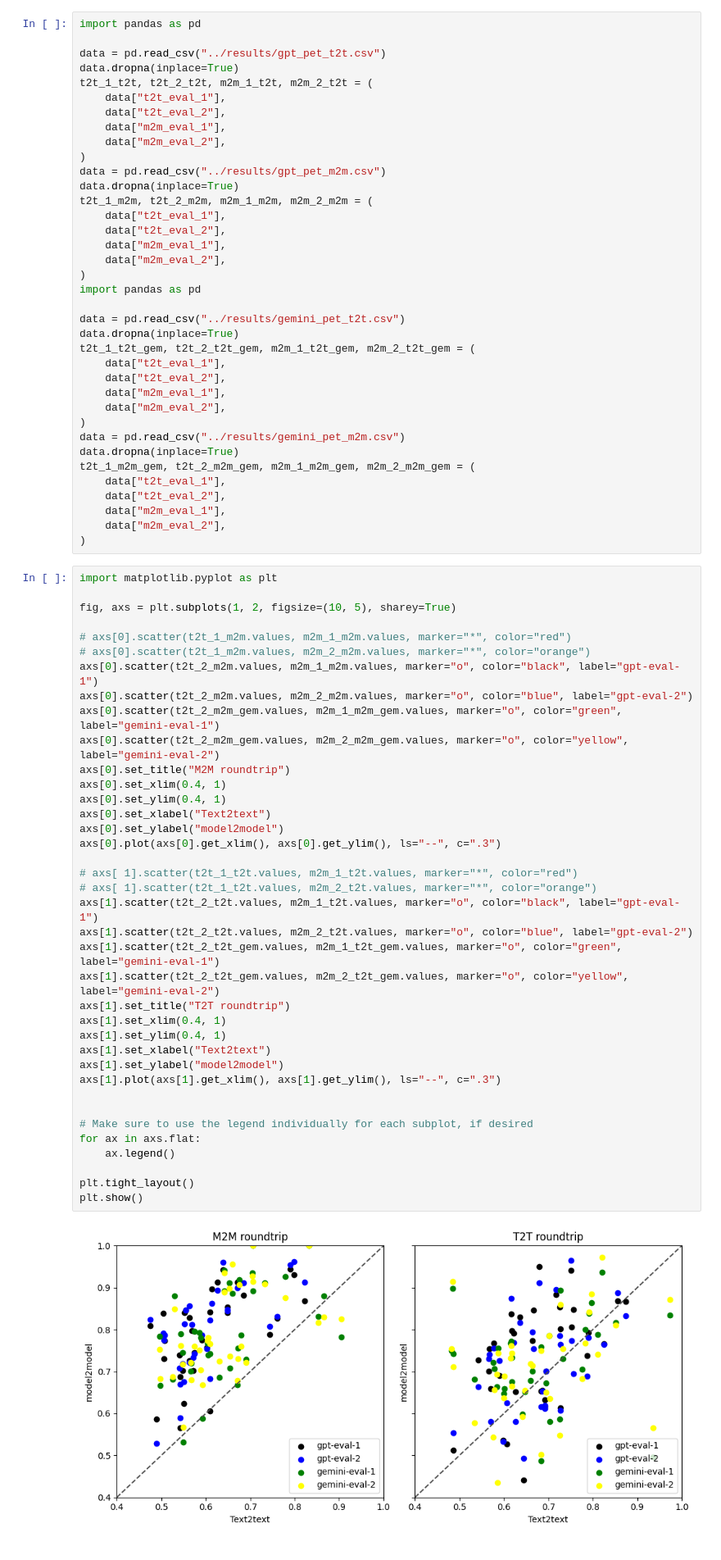
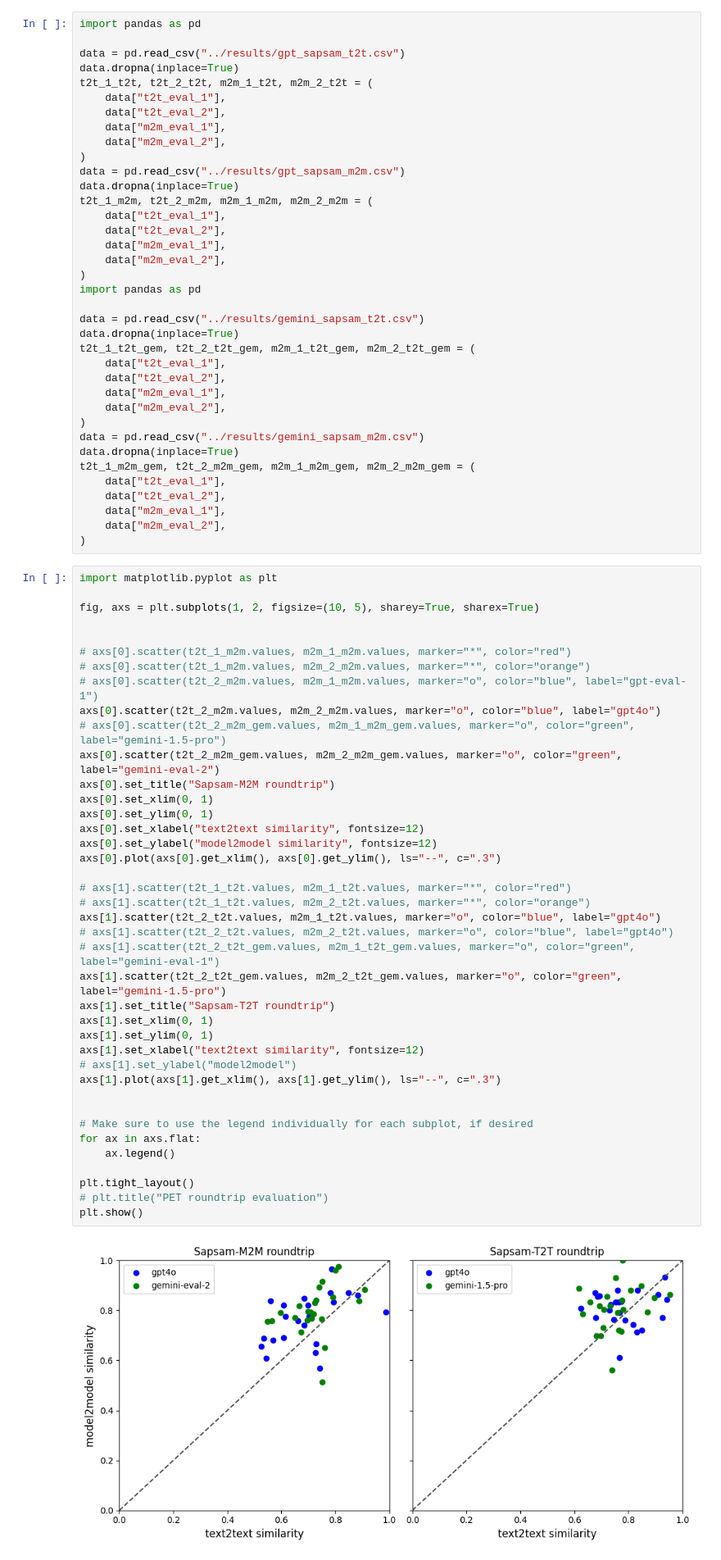
Before and after one commit to SAP-samples/llm-round-trip-correctness, a Jupyter notebook: notebooks/test_roundtrip_pipeline.ipynb, the cells around one changed output. Shown at 82% size. Saved outputs shown, nothing was run; the diff lists cells and outputs as text.

```diff
--- a/notebooks/test_roundtrip_pipeline.ipynb
+++ b/notebooks/test_roundtrip_pipeline.ipynb
@@ -7,7 +7,7 @@ sys.path.append("../model_evaluation")
 # %%
 import pandas as pd
 
-data = pd.read_csv("../results/gpt_pet_t2t.csv")
+data = pd.read_csv("../results/gpt_sapsam_t2t.csv")
 data.dropna(inplace=True)
 t2t_1_t2t, t2t_2_t2t, m2m_1_t2t, m2m_2_t2t = (
     data["t2t_eval_1"],
@@ -15,7 +15,7 @@ t2t_1_t2t, t2t_2_t2t, m2m_1_t2t, m2m_2_t2t = (
     data["m2m_eval_1"],
     data["m2m_eval_2"],
 )
-data = pd.read_csv("../results/gpt_pet_m2m.csv")
+data = pd.read_csv("../results/gpt_sapsam_m2m.csv")
 data.dropna(inplace=True)
 t2t_1_m2m, t2t_2_m2m, m2m_1_m2m, m2m_2_m2m = (
     data["t2t_eval_1"],
@@ -25,7 +25,7 @@ t2t_1_m2m, t2t_2_m2m, m2m_1_m2m, m2m_2_m2m = (
 )
 import pandas as pd
 
-data = pd.read_csv("../results/gemini_pet_t2t.csv")
+data = pd.read_csv("../results/gemini_sapsam_t2t.csv")
 data.dropna(inplace=True)
 t2t_1_t2t_gem, t2t_2_t2t_gem, m2m_1_t2t_gem, m2m_2_t2t_gem = (
     data["t2t_eval_1"],
@@ -33,7 +33,7 @@ t2t_1_t2t_gem, t2t_2_t2t_gem, m2m_1_t2t_gem, m2m_2_t2t_gem = (
     data["m2m_eval_1"],
     data["m2m_eval_2"],
 )
-data = pd.read_csv("../results/gemini_pet_m2m.csv")
+data = pd.read_csv("../results/gemini_sapsam_m2m.csv")
 data.dropna(inplace=True)
 t2t_1_m2m_gem, t2t_2_m2m_gem, m2m_1_m2m_gem, m2m_2_m2m_gem = (
     data["t2t_eval_1"],
@@ -44,43 +44,45 @@ t2t_1_m2m_gem, t2t_2_m2m_gem, m2m_1_m2m_gem, m2m_2_m2m_gem = (
 # %%
 import matplotlib.pyplot as plt
 
-fig, axs = plt.subplots(1, 2, figsize=(10, 5), sharey=True)
+fig, axs = plt.subplots(1, 2, figsize=(10, 5), sharey=True, sharex=True)
+
 
 # axs[0].scatter(t2t_1_m2m.values, m2m_1_m2m.values, marker="*", color="red")
 # axs[0].scatter(t2t_1_m2m.values, m2m_2_m2m.values, marker="*", color="orange")
-axs[0].scatter(t2t_2_m2m.values, m2m_1_m2m.values, marker="o", color="black", label="gpt-eval-1")
-axs[0].scatter(t2t_2_m2m.values, m2m_2_m2m.values, marker="o", color="blue", label="gpt-eval-2")
-axs[0].scatter(t2t_2_m2m_gem.values, m2m_1_m2m_gem.values, marker="o", color="green", label="gemini-eval-1")
-axs[0].scatter(t2t_2_m2m_gem.values, m2m_2_m2m_gem.values, marker="o", color="yellow", label="gemini-eval-2")
-axs[0].set_title("M2M roundtrip")
-axs[0].set_xlim(0.4, 1)
-axs[0].set_ylim(0.4, 1)
-axs[0].set_xlabel("Text2text")
-axs[0].set_ylabel("model2model")
+# axs[0].scatter(t2t_2_m2m.values, m2m_1_m2m.values, marker="o", color="blue", label="gpt-eval-1")
+axs[0].scatter(t2t_2_m2m.values, m2m_2_m2m.values, marker="o", color="blue", label="gpt4o")
+# axs[0].scatter(t2t_2_m2m_gem.values, m2m_1_m2m_gem.values, marker="o", color="green", label="gemini-1.5-pro")
+axs[0].scatter(t2t_2_m2m_gem.values, m2m_2_m2m_gem.values, marker="o", color="green", label="gemini-eval-2")
+axs[0].set_title("Sapsam-M2M roundtrip")
+axs[0].set_xlim(0, 1)
+axs[0].set_ylim(0, 1)
+axs[0].set_xlabel("text2text similarity", fontsize=12)
+axs[0].set_ylabel("model2model similarity", fontsize=12)
 axs[0].plot(axs[0].get_xlim(), axs[0].get_ylim(), ls="--", c=".3")
 
-# axs[ 1].scatter(t2t_1_t2t.values, m2m_1_t2t.values, marker="*", color="red")
-# axs[ 1].scatter(t2t_1_t2t.values, m2m_2_t2t.values, marker="*", color="orange")
-axs[1].scatter(t2t_2_t2t.values, m2m_1_t2t.values, marker="o", color="black", label="gpt-eval-1")
-axs[1].scatter(t2t_2_t2t.values, m2m_2_t2t.values, marker="o", color="blue", label="gpt-eval-2")
-axs[1].scatter(t2t_2_t2t_gem.values, m2m_1_t2t_gem.values, marker="o", color="green", label="gemini-eval-1")
-axs[1].scatter(t2t_2_t2t_gem.values, m2m_2_t2t_gem.values, marker="o", color="yellow", label="gemini-eval-2")
-axs[1].set_title("T2T roundtrip")
-axs[1].set_xlim(0.4, 1)
-axs[1].set_ylim(0.4, 1)
-axs[1].set_xlabel("Text2text")
-axs[1].set_ylabel("model2model")
+# axs[1].scatter(t2t_1_t2t.values, m2m_1_t2t.values, marker="*", color="red")
+# axs[1].scatter(t2t_1_t2t.values, m2m_2_t2t.values, marker="*", color="orange")
+axs[1].scatter(t2t_2_t2t.values, m2m_1_t2t.values, marker="o", color="blue", label="gpt4o")
+# axs[1].scatter(t2t_2_t2t.values, m2m_2_t2t.values, marker="o", color="blue", label="gpt4o")
+# axs[1].scatter(t2t_2_t2t_gem.values, m2m_1_t2t_gem.values, marker="o", color="green", label="gemini-eval-1")
+axs[1].scatter(t2t_2_t2t_gem.values, m2m_2_t2t_gem.values, marker="o", color="green", label="gemini-1.5-pro")
+axs[1].set_title("Sapsam-T2T roundtrip")
+axs[1].set_xlim(0, 1)
+axs[1].set_ylim(0, 1)
+axs[1].set_xlabel("text2text similarity", fontsize=12)
+# axs[1].set_ylabel("model2model")
 axs[1].plot(axs[1].get_xlim(), axs[1].get_ylim(), ls="--", c=".3")
 
 
 # Make sure to use the legend individually for each subplot, if desired
 for ax in axs.flat:
     ax.legend()
 
 plt.tight_layout()
+# plt.title("PET roundtrip evaluation")
 plt.show()
 # %% [output]
-[figure, old version]
+[figure, new version]
 # %%
 from scipy.stats import spearmanr
 
```
Also changed, not shown: parts of 4 cells of this notebook.
